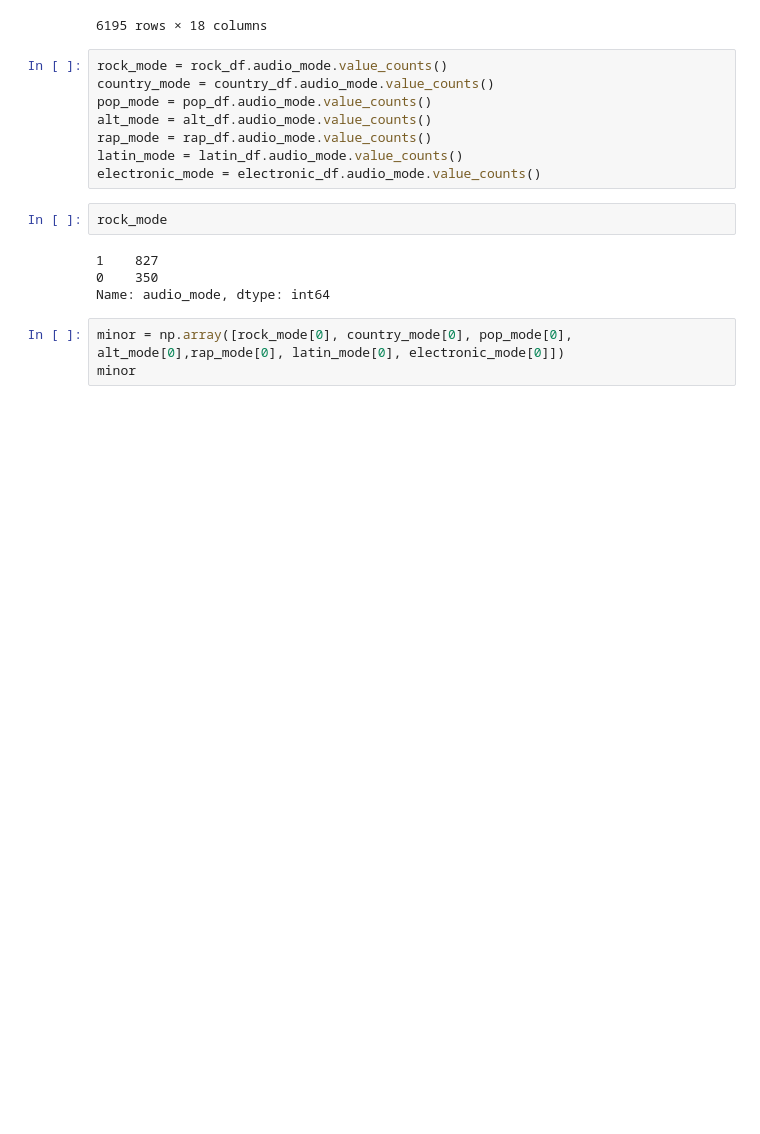
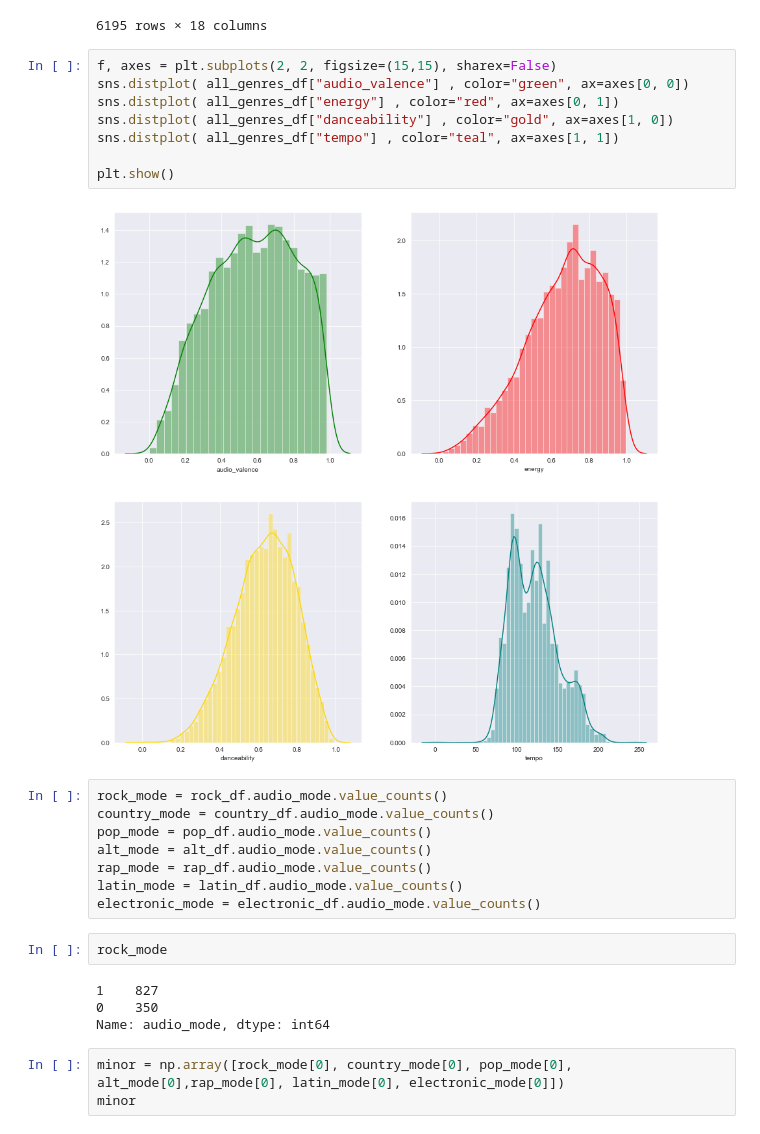
Before and after one commit to GolAbrishami/anlt232hw2, a Jupyter notebook: Final_Draft.ipynb, the cells around one changed output. Cells and saved outputs as stored; diff of their text form; blank space fills up the shorter version.

```diff
--- a/Final_Draft.ipynb
+++ b/Final_Draft.ipynb
@@ -247,6 +247,16 @@ all_genres_df
 | Get Out | 23 | 201146 | 0.033400 | 0.366 | 0.859 | 0.077400 | 1 | ... |
 | These Days | 38 | 181306 | 0.108000 | 0.697 | 0.798 | 0.000000 | 11 | ... |
 6195 rows × 18 columns
+# %%
+f, axes = plt.subplots(2, 2, figsize=(15,15), sharex=False)
+sns.distplot( all_genres_df["audio_valence"] , color="green", ax=axes[0, 0])
+sns.distplot( all_genres_df["energy"] , color="red", ax=axes[0, 1])
+sns.distplot( all_genres_df["danceability"] , color="gold", ax=axes[1, 0])
+sns.distplot( all_genres_df["tempo"] , color="teal", ax=axes[1, 1])
+
+plt.show()
+# %% [output]
+[figure, added]
 # %%
 rock_mode = rock_df.audio_mode.value_counts()
 country_mode = country_df.audio_mode.value_counts()
```
Also changed, not shown: parts of 6 cells of this notebook.
